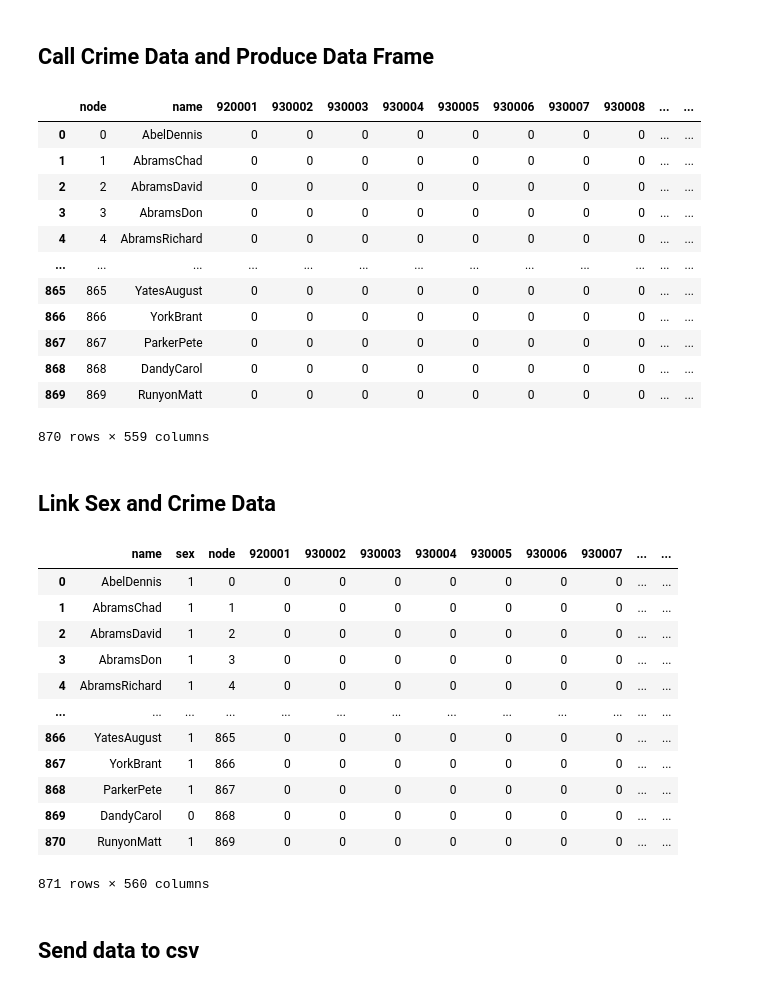
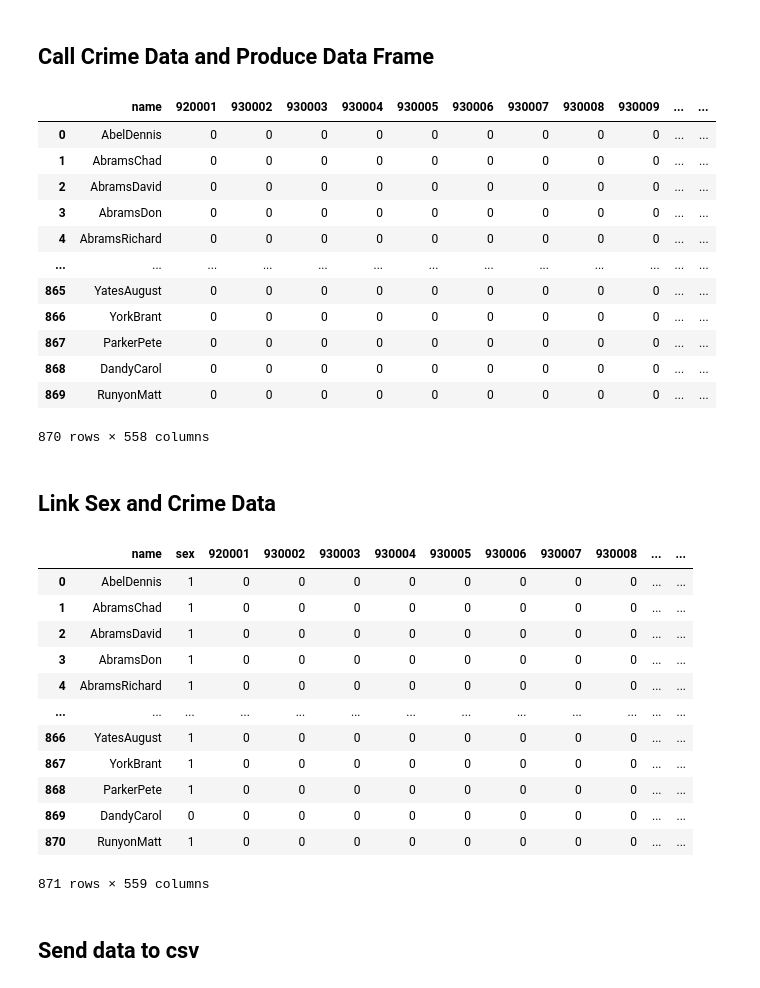
Before and after one commit to WillieDavonSmalls/KJW_CUNY_DATA_620, a Jupyter notebook: KJW_Project2_DS620/data/project2_data_wrangling.ipynb, the cells around one changed output. Saved outputs shown, nothing was run; the diff lists cells and outputs as text; code cells hidden in the pictures.

Commit message:
Data Loaded into NetworkX

```diff
--- a/KJW_Project2_DS620/data/project2_data_wrangling.ipynb
+++ b/KJW_Project2_DS620/data/project2_data_wrangling.ipynb
@@ -90,70 +90,66 @@ data_by_line = data.split('\n')
 #  870
 
 # #first name: "AbelDennis" first
 # #last name: RunyonMatt
 row_idx_name_2 = []
 for i in data_by_line[4:874]:
-    row_idx_name_2.append(extract_string(i))
+    row_idx_name_2.append(extract_name(i))
 
 
 # #first column: 920001
 # #last column: 970556
 column_headers_list = []
 for i in data_by_line[875:1432]:
     column_headers_list.append(extract_int(i))
 
 #crime data
 crime_data_list = []
 for crime in data_by_line[1433:-1]:
     crime_string = extract_string(crime)
     #split string and convert to list of integers
     crime_list = []
     for i in crime_string.split():
         crime_list.append(i)
     crime_data_list.append(crime_list)
 
 
-#unique identifier
-unique_id_df = pd.DataFrame(list(range(0,len(crime_data_df['name']))))
-
 # Create the pandas DataFrame
 crime_df = pd.DataFrame(crime_data_list, columns = column_headers_list)
 crime_df.insert(0,'name',row_idx_name_2)
-crime_df.insert(0,'node',unique_id_df)
 crime_df
 # %% [output]
-|  | node | name | 920001 | 930002 | 930003 | 930004 | 930005 | 930006 | 930007 | 930008 | ... | ... |
-| 0 | 0 | AbelDennis | 0 | 0 | 0 | 0 | 0 | 0 | 0 | 0 | ... | ... |
-| 1 | 1 | AbramsChad | 0 | 0 | 0 | 0 | 0 | 0 | 0 | 0 | ... | ... |
-| 2 | 2 | AbramsDavid | 0 | 0 | 0 | 0 | 0 | 0 | 0 | 0 | ... | ... |
-| 3 | 3 | AbramsDon | 0 | 0 | 0 | 0 | 0 | 0 | 0 | 0 | ... | ... |
-| 4 | 4 | AbramsRichard | 0 | 0 | 0 | 0 | 0 | 0 | 0 | 0 | ... | ... |
+|  | name | 920001 | 930002 | 930003 | 930004 | 930005 | 930006 | 930007 | 930008 | 930009 | ... | ... |
+| 0 | AbelDennis | 0 | 0 | 0 | 0 | 0 | 0 | 0 | 0 | 0 | ... | ... |
+| 1 | AbramsChad | 0 | 0 | 0 | 0 | 0 | 0 | 0 | 0 | 0 | ... | ... |
+| 2 | AbramsDavid | 0 | 0 | 0 | 0 | 0 | 0 | 0 | 0 | 0 | ... | ... |
+| 3 | AbramsDon | 0 | 0 | 0 | 0 | 0 | 0 | 0 | 0 | 0 | ... | ... |
+| 4 | AbramsRichard | 0 | 0 | 0 | 0 | 0 | 0 | 0 | 0 | 0 | ... | ... |
 | ... | ... | ... | ... | ... | ... | ... | ... | ... | ... | ... | ... | ... |
-| 865 | 865 | YatesAugust | 0 | 0 | 0 | 0 | 0 | 0 | 0 | 0 | ... | ... |
-| 866 | 866 | YorkBrant | 0 | 0 | 0 | 0 | 0 | 0 | 0 | 0 | ... | ... |
-| 867 | 867 | ParkerPete | 0 | 0 | 0 | 0 | 0 | 0 | 0 | 0 | ... | ... |
-| 868 | 868 | DandyCarol | 0 | 0 | 0 | 0 | 0 | 0 | 0 | 0 | ... | ... |
-| 869 | 869 | RunyonMatt | 0 | 0 | 0 | 0 | 0 | 0 | 0 | 0 | ... | ... |
+| 865 | YatesAugust | 0 | 0 | 0 | 0 | 0 | 0 | 0 | 0 | 0 | ... | ... |
+| 866 | YorkBrant | 0 | 0 | 0 | 0 | 0 | 0 | 0 | 0 | 0 | ... | ... |
+| 867 | ParkerPete | 0 | 0 | 0 | 0 | 0 | 0 | 0 | 0 | 0 | ... | ... |
+| 868 | DandyCarol | 0 | 0 | 0 | 0 | 0 | 0 | 0 | 0 | 0 | ... | ... |
+| 869 | RunyonMatt | 0 | 0 | 0 | 0 | 0 | 0 | 0 | 0 | 0 | ... | ... |
-870 rows × 559 columns
+870 rows × 558 columns
 # %% [markdown]
 ## Link Sex and Crime Data
 # %%
 crime_sex_df = pd.merge(sex_df, crime_df, on='name')
 crime_sex_df
 # %% [output]
-|  | name | sex | node | 920001 | 930002 | 930003 | 930004 | 930005 | 930006 | 930007 | ... | ... |
+|  | name | sex | 920001 | 930002 | 930003 | 930004 | 930005 | 930006 | 930007 | 930008 | ... | ... |
 | 0 | AbelDennis | 1 | 0 | 0 | 0 | 0 | 0 | 0 | 0 | 0 | ... | ... |
-| 1 | AbramsChad | 1 | 1 | 0 | 0 | 0 | 0 | 0 | 0 | 0 | ... | ... |
-| 2 | AbramsDavid | 1 | 2 | 0 | 0 | 0 | 0 | 0 | 0 | 0 | ... | ... |
-| 3 | AbramsDon | 1 | 3 | 0 | 0 | 0 | 0 | 0 | 0 | 0 | ... | ... |
-| 4 | AbramsRichard | 1 | 4 | 0 | 0 | 0 | 0 | 0 | 0 | 0 | ... | ... |
+| 1 | AbramsChad | 1 | 0 | 0 | 0 | 0 | 0 | 0 | 0 | 0 | ... | ... |
+| 2 | AbramsDavid | 1 | 0 | 0 | 0 | 0 | 0 | 0 | 0 | 0 | ... | ... |
+| 3 | AbramsDon | 1 | 0 | 0 | 0 | 0 | 0 | 0 | 0 | 0 | ... | ... |
+| 4 | AbramsRichard | 1 | 0 | 0 | 0 | 0 | 0 | 0 | 0 | 0 | ... | ... |
 | ... | ... | ... | ... | ... | ... | ... | ... | ... | ... | ... | ... | ... |
-| 866 | YatesAugust | 1 | 865 | 0 | 0 | 0 | 0 | 0 | 0 | 0 | ... | ... |
-| 867 | YorkBrant | 1 | 866 | 0 | 0 | 0 | 0 | 0 | 0 | 0 | ... | ... |
-| 868 | ParkerPete | 1 | 867 | 0 | 0 | 0 | 0 | 0 | 0 | 0 | ... | ... |
-| 869 | DandyCarol | 0 | 868 | 0 | 0 | 0 | 0 | 0 | 0 | 0 | ... | ... |
-| 870 | RunyonMatt | 1 | 869 | 0 | 0 | 0 | 0 | 0 | 0 | 0 | ... | ... |
+| 866 | YatesAugust | 1 | 0 | 0 | 0 | 0 | 0 | 0 | 0 | 0 | ... | ... |
+| 867 | YorkBrant | 1 | 0 | 0 | 0 | 0 | 0 | 0 | 0 | 0 | ... | ... |
+| 868 | ParkerPete | 1 | 0 | 0 | 0 | 0 | 0 | 0 | 0 | 0 | ... | ... |
+| 869 | DandyCarol | 0 | 0 | 0 | 0 | 0 | 0 | 0 | 0 | 0 | ... | ... |
+| 870 | RunyonMatt | 1 | 0 | 0 | 0 | 0 | 0 | 0 | 0 | 0 | ... | ... |
-871 rows × 560 columns
+871 rows × 559 columns
 # %% [markdown]
 ## Send data to csv
 # %%
```
Also changed, not shown: parts of 4 cells of this notebook.
